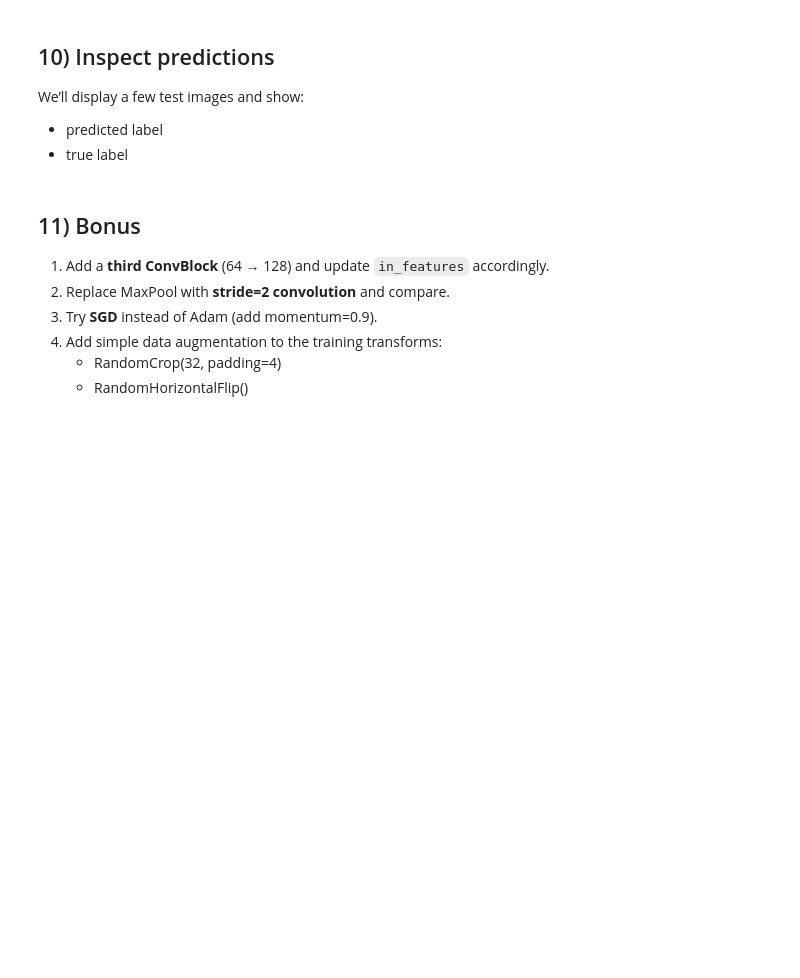
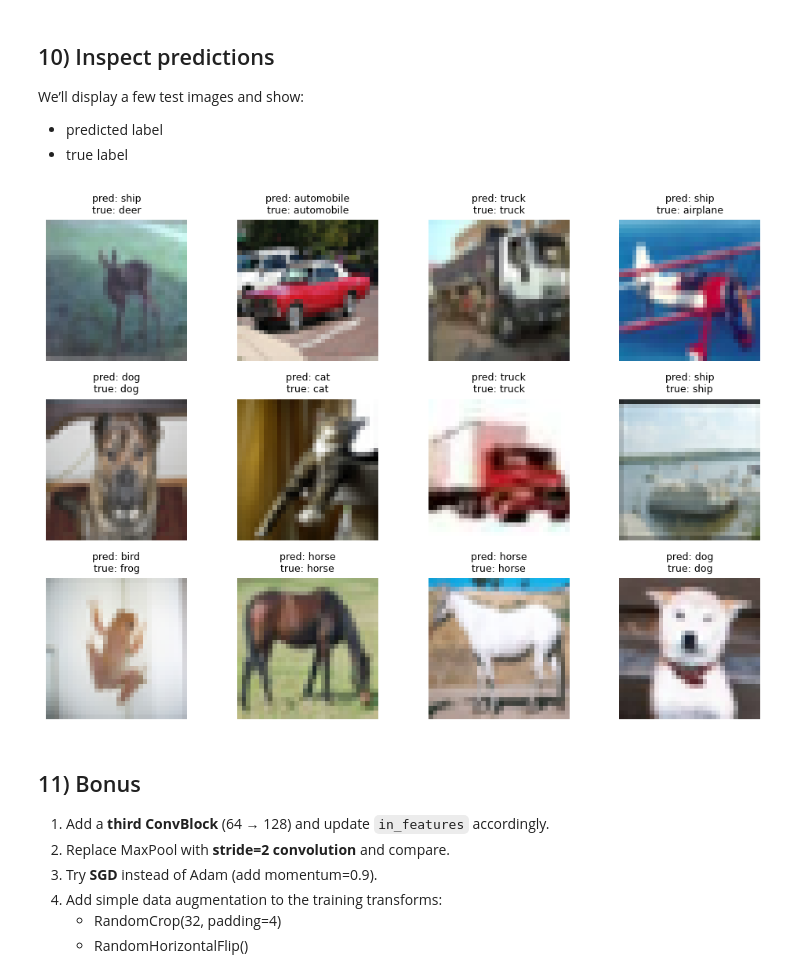
Before and after one commit to sepanta007/DL_Image_Analysis, a Jupyter notebook: Lab2/cnn_lab_cifar10_pytorch.ipynb, the cells around one changed output. Saved outputs shown, nothing was run; the diff lists cells and outputs as text; code cells hidden in the pictures; blank space fills up the shorter version.

```diff
--- a/Lab2/cnn_lab_cifar10_pytorch.ipynb
+++ b/Lab2/cnn_lab_cifar10_pytorch.ipynb
@@ -199,10 +215,10 @@ class ConvBlock(nn.Module):
         super().__init__()
 
         # TODO: define convolution layer
-        self.conv = ____________
+        self.conv = nn.Conv2d(in_channels, out_channels, kernel_size=kernel_size, padding=padding)
 
         # TODO: define batch normalization layer
-        self.bn = ____________
+        self.bn = nn.BatchNorm2d(out_channels)
 
         self.relu = nn.ReLU(inplace=True)
 
@@ -211,10 +227,10 @@ class ConvBlock(nn.Module):
 
     def forward(self, x):
         # TODO: apply conv -> bn -> relu -> pool
-        x = ____________
-        x = ____________
-        x = ____________
-        x = ____________
+        x = self.conv(x)
+        x = self.bn(x)
+        x = self.relu(x)
+        x = self.pool(x)
         return x
 # %% [markdown]
 
@@ -235,13 +251,13 @@ class ClassifierHead(nn.Module):
         self.flatten = nn.Flatten()
 
         # TODO: define first linear layer (in_features -> hidden)
-        self.fc1 = ____________
+        self.fc1 = nn.Linear(in_features, hidden)
 
         self.relu = nn.ReLU(inplace=True)
         self.drop = nn.Dropout(dropout)
 
         # TODO: define output linear layer (hidden -> num_classes)
-        self.fc2 = ____________
+        self.fc2 = nn.Linear(hidden, num_classes)
 
     def forward(self, x):
         x = self.flatten(x)
@@ -276,7 +292,7 @@ class SimpleCNN(nn.Module):
 
         # TODO: compute the number of features after conv blocks
         # Hint: for CIFAR-10 (32x32), after 2 pools you have 8x8 spatial size.
-        in_features = ________
+        in_features = 64 * 8 * 8
 
         self.head = ClassifierHead(in_features=in_features, num_classes=num_classes, hidden=128, dropout=0.2)
 
@@ -289,6 +305,6 @@ class SimpleCNN(nn.Module):
 model = SimpleCNN(num_classes=10)
 
 # TODO: move model to device (GPU/CPU)
-model = ________
+model = model.to(device)
 
 print(model)
@@ -303,7 +337,7 @@ model.eval()
 x, y = next(iter(train_loader))
 
 # TODO: move x to device
-x = ________
+x = x.to(device)
 
 with torch.no_grad():
     logits = model(x)
@@ -464,32 +515,34 @@ We’ll display a few test images and show:
 # %%
 
 @torch.no_grad()
 def show_predictions(model, dataset, classes, device, n=12, seed=123):
     model.eval()
     rng = np.random.default_rng(seed)
     idxs = rng.choice(len(dataset), size=n, replace=False)
 
     fig, axes = plt.subplots(3, 4, figsize=(10, 7))
     axes = axes.flatten()
 
     for ax, idx in zip(axes, idxs):
         x, y = dataset[idx]
         x_vis = unnormalize(x).clamp(0, 1)
 
         # TODO: add batch dimension and move to device
-        xb = ________
+        xb = x.unsqueeze(0).to(device)
 
         logits = model(xb)
         pred = logits.argmax(dim=1).item()
 
         ax.imshow(x_vis.permute(1, 2, 0))
         ax.set_title(f"pred: {classes[pred]}\ntrue: {classes[y]}", fontsize=9)
         ax.axis("off")
 
     plt.tight_layout()
     plt.show()
 
 show_predictions(model, test_dataset, classes, device, n=12, seed=7)
+# %% [output]
+[figure, added]
 # %% [markdown]
 
 ## 11) Bonus
```
Also changed, not shown: parts of 13 cells of this notebook.
